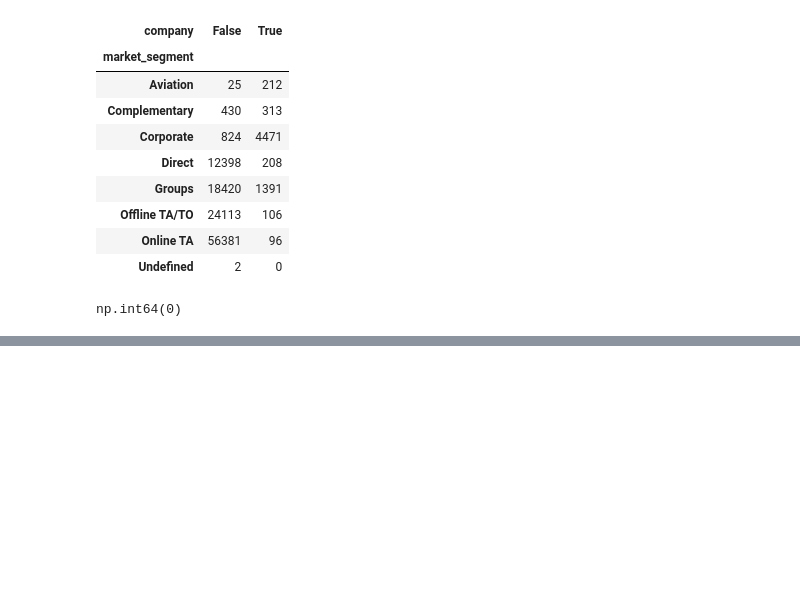
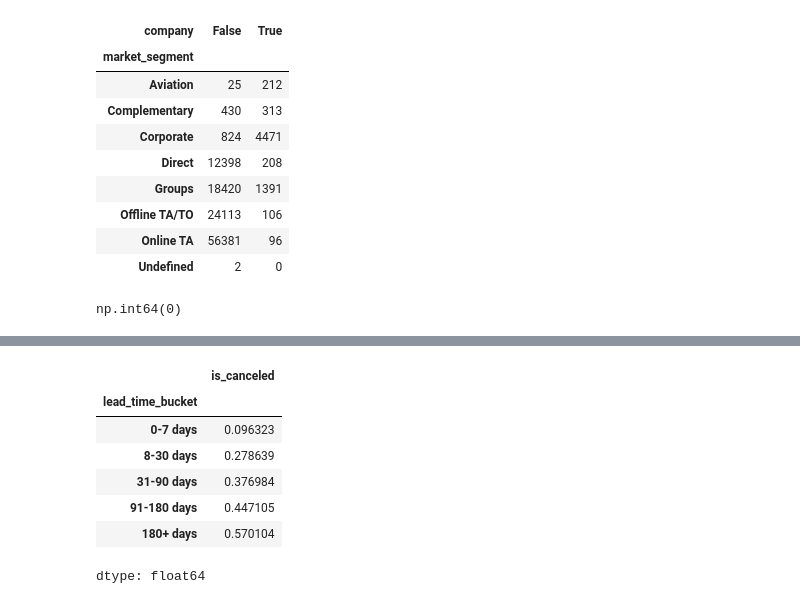
Before and after one commit to Bigie11/Swing-calculator-, a Jupyter notebook: Hotel_dataset.ipynb, the cells around one changed output, grey strips where cells are left out. Saved outputs shown, nothing was run; the diff lists cells and outputs as text; code cells hidden in the pictures; blank space fills up the shorter version.

```diff
--- a/Hotel_dataset.ipynb
+++ b/Hotel_dataset.ipynb
@@ -464,0 +496,14 @@ np.int64(0)
+# %%
+bins = [-1, 7, 30, 90, 180, 10000]
+labels = ['0-7 days', '8-30 days', '31-90 days', '91-180 days', '180+ days']
+hotel_data['lead_time_bucket'] = pd.cut(hotel_data['lead_time'], bins=bins, labels=labels)
+hotel_data.groupby('lead_time_bucket', observed=True)['is_canceled'].mean()
+# %% [output]
+|  | is_canceled |
+| lead_time_bucket |  |
+| 0-7 days | 0.096323 |
+| 8-30 days | 0.278639 |
+| 31-90 days | 0.376984 |
+| 91-180 days | 0.447105 |
+| 180+ days | 0.570104 |
+dtype: float64
```
Also changed, not shown: parts of 5 cells of this notebook.
